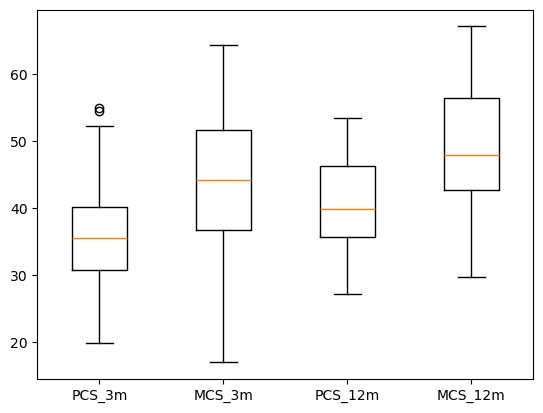
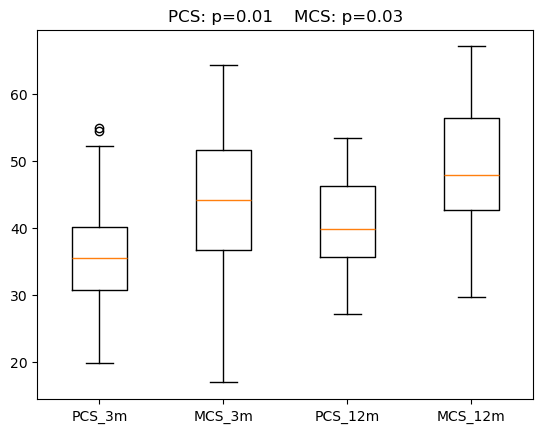
The notebook cell's code change between the first figure and the second:
--- before
+++ after
@@ -10,7 +10,12 @@
 data = [bazP[col].dropna().values for col in cols]
 
+## Calculate the p-values for the Wilcoxon signed-rank test comparing the PCS and MCS scores at 3 and 12 months
+p_pcs = pg.wilcoxon(bazP["PhysicalComponentScale_z_3m"], bazP["PhysicalComponentScale_z_12m"])["p_val"].values[0]
+p_mcs = pg.wilcoxon(bazP["MentalComponentScale_z_3m"], bazP["MentalComponentScale_z_12m"])["p_val"].values[0]
+
 ## Create the boxplot
 plt.boxplot(data)
 plt.xticks([1,2,3,4], ["PCS_3m", "MCS_3m", "PCS_12m", "MCS_12m"])
+plt.title(f"PCS: p={p_pcs:.2f}    MCS: p={p_mcs:.2f}")
 plt.savefig(r"results/boxplot.png", dpi=300, bbox_inches="tight")
 plt.show()

Commit: update